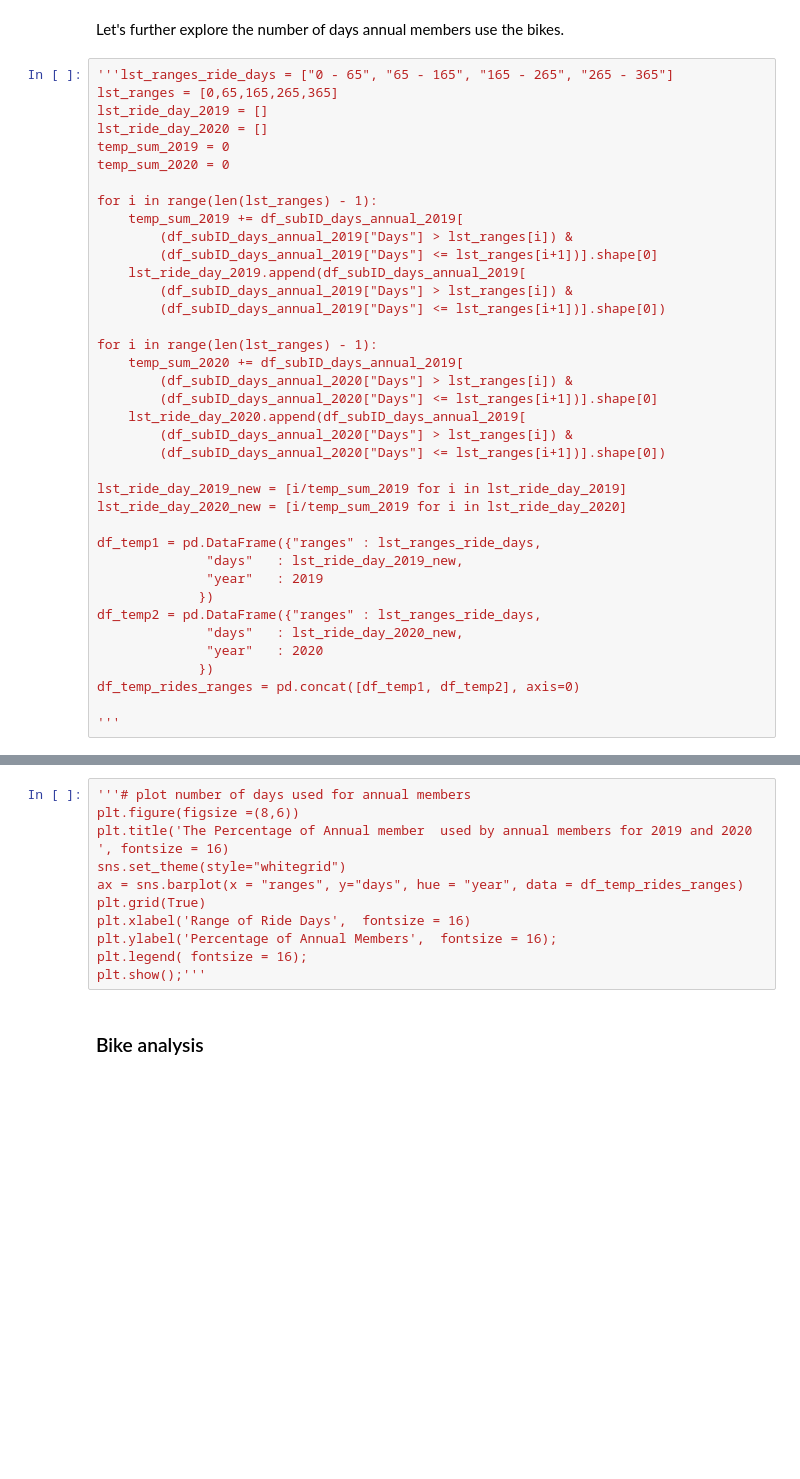
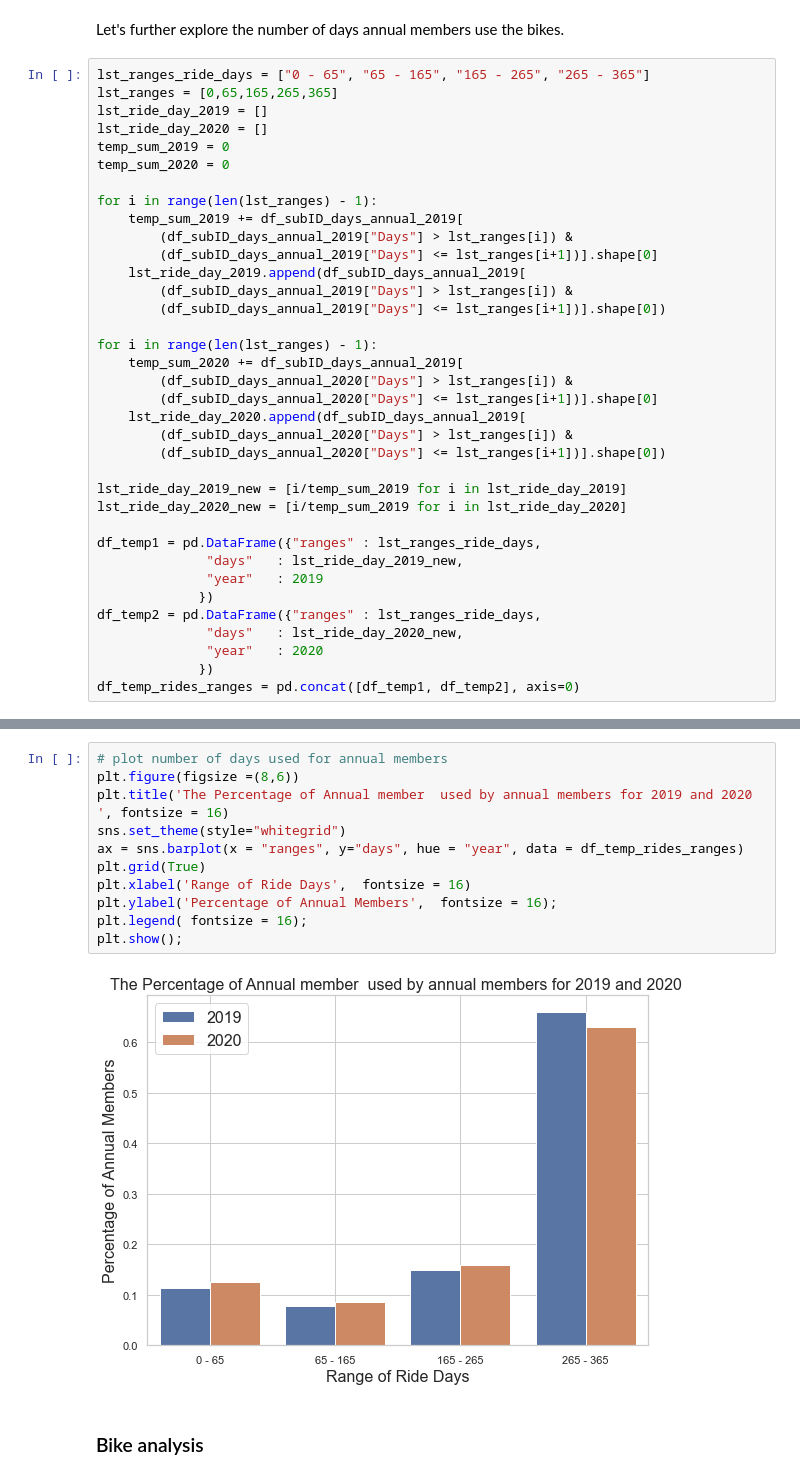
Before and after one commit to akmare11/CIV1498---project2, a Jupyter notebook: 02-EDA.ipynb, the cells around one changed output, grey strips where cells are left out. Cells and saved outputs as stored; diff of their text form; blank space fills up the shorter version.

```diff
--- a/02-EDA.ipynb
+++ b/02-EDA.ipynb
@@ -653,7 +638,7 @@ The casual behavious is expected as most casual members get a single ride, day p
 # %% [markdown]
 Let's further explore the number of days annual members use the bikes.
 # %%
-'''lst_ranges_ride_days = ["0 - 65", "65 - 165", "165 - 265", "265 - 365"]
+lst_ranges_ride_days = ["0 - 65", "65 - 165", "165 - 265", "265 - 365"]
 lst_ranges = [0,65,165,265,365]
 lst_ride_day_2019 = []
 lst_ride_day_2020 = []
@@ -688,5 +673,3 @@ df_temp2 = pd.DataFrame({"ranges" : lst_ranges_ride_days,
               "year"   : 2020
              })
 df_temp_rides_ranges = pd.concat([df_temp1, df_temp2], axis=0)
-
-'''
@@ -693,14 +680,16 @@ df_temp_rides_ranges = pd.concat([df_temp1, df_temp2], axis=0)
 # %%
-'''# plot number of days used for annual members
+# plot number of days used for annual members
 plt.figure(figsize =(8,6))
 plt.title('The Percentage of Annual member  used by annual members for 2019 and 2020 ', fontsize = 16)
 sns.set_theme(style="whitegrid")
 ax = sns.barplot(x = "ranges", y="days", hue = "year", data = df_temp_rides_ranges)
 plt.grid(True)
 plt.xlabel('Range of Ride Days',  fontsize = 16)
 plt.ylabel('Percentage of Annual Members',  fontsize = 16);
 plt.legend( fontsize = 16);
-plt.show();'''
+plt.show();
+# %% [output]
+[figure, added]
 # %% [markdown]
 ### Bike analysis
 # %% [markdown]
```
Also changed, not shown: parts of 26 cells of this notebook.
